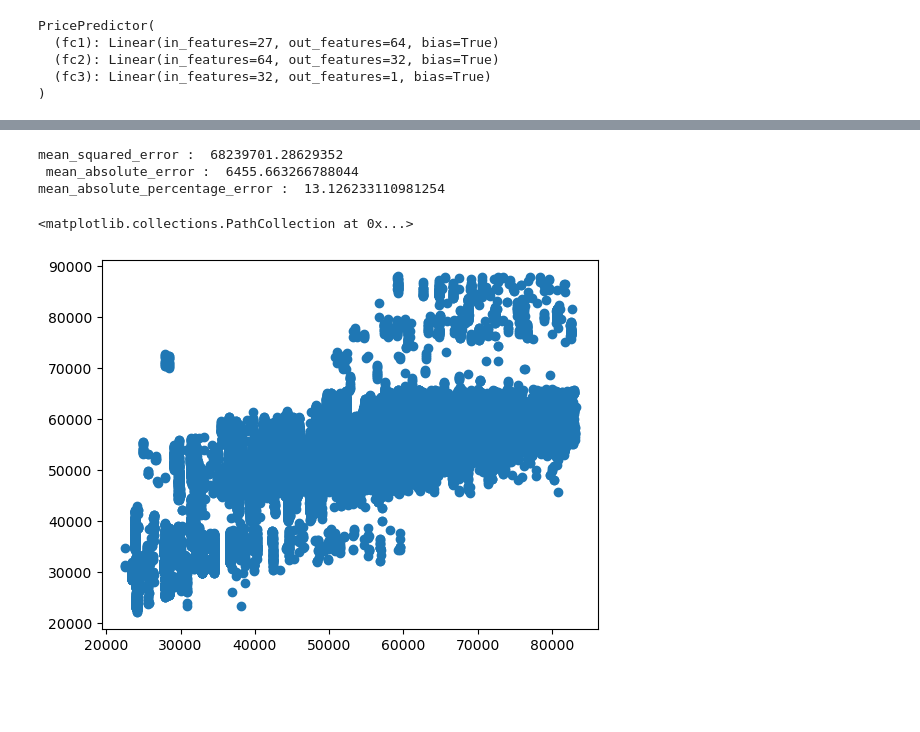
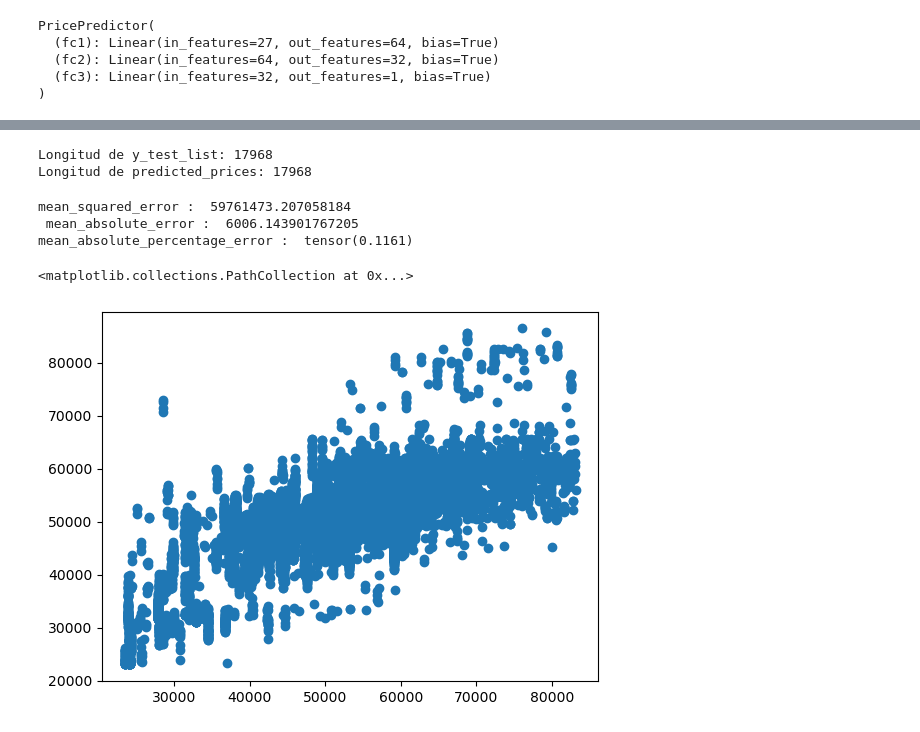
Before and after one commit to imiguelrodriguez/NECActivity1, a Jupyter notebook: neural_network_pytorch.ipynb, the cells around one changed output, grey strips where cells are left out. Drawn from its saved outputs; the diff is of its cells as text; code cells hidden in the pictures; blank space fills up the shorter version.

Commit message:
MLR y pytorch, acabat amb els errors i el scatterplot tambe

```diff
--- a/neural_network_pytorch.ipynb
+++ b/neural_network_pytorch.ipynb
@@ -165,7 +143,0 @@ Index(['to_Bangalore', 'to_Chennai', 'to_Delhi', 'to_Hyderabad', 'to_Kolkata',
-# %%
-# Only predict for to_Hyderabad crec
-df_new = df.drop(columns=['price'])
-new_data = torch.tensor(df_new.iloc[3].values, dtype=torch.float32, device=device)
-
-predicted_price = model(new_data)
-print(f"Predicció del preu: {predicted_price.item():.2f}")
@@ -174,9 +144,11 @@ Predicció del preu: 50461.66
 # %%
-# Predict all
-df_new = df.drop(columns=['price'])
 predicted_prices = []
+y_test_list = []
 
-for _, row in df_new.iterrows():
-    new_data = torch.tensor(row.values, dtype=torch.float32, device=device).unsqueeze(0)
-    predicted_price = model(new_data)
-    predicted_prices.append(predicted_price.item())
+for x, y in test_loader:
+    predicted_price = model(x)
+    predicted_prices += predicted_price.squeeze().tolist()
+    y_test_list += y.squeeze().tolist()
+
+    for y_test, pred in zip(y, predicted_price):
+        print(f"Real: {y_test.item():.2f} \t Predicted: {pred.item():.2f}")
@@ -212,0 +173,6 @@ Real: 81585.00   Predicted: 53587.88
+# %%
+print("Longitud de y_test_list:", len(y_test_list))
+print("Longitud de predicted_prices:", len(predicted_prices))
+# %% [output]
+Longitud de y_test_list: 17968
+Longitud de predicted_prices: 17968
@@ -213,20 +182,19 @@ Real: 81585.00   Predicted: 53587.88
 # %%
-# Calculate MSE, MAE i MAPE
+# Calculate MSE, MAE and MAPE
 print(
-  'mean_squared_error : ', mean_squared_error(df['price'], predicted_prices))
+  'mean_squared_error : ', mean_squared_error(y_test_list, predicted_prices))
 print(
-  ' mean_absolute_error : ', mean_absolute_error(df['price'], predicted_prices))
-
+  ' mean_absolute_error : ', mean_absolute_error(y_test_list, predicted_prices))
 print(
-  'mean_absolute_percentage_error : ', np.mean(np.abs((df['price'] - np.array(predicted_prices)) / df['price'])) * 100)
+  'mean_absolute_percentage_error : ', mean_absolute_percentage_error(real_tensor, predicted_tensor))
 # %% [output]
-mean_squared_error :  68239701.28629352
- mean_absolute_error :  6455.663266788044
-mean_absolute_percentage_error :  13.126233110981254
+mean_squared_error :  59761473.207058184
+ mean_absolute_error :  6006.143901767205
+mean_absolute_percentage_error :  tensor(0.1161)
 # %%
 import matplotlib.pyplot as plt
 
-plt.scatter(df['price'], predicted_prices)
+plt.scatter(y_test_list, predicted_prices)
 # %% [output]
 <matplotlib.collections.PathCollection at 0x...>
-[figure, old version]
+[figure, new version]
```
Also changed, not shown: parts of 10 cells of this notebook, 2 other files.
